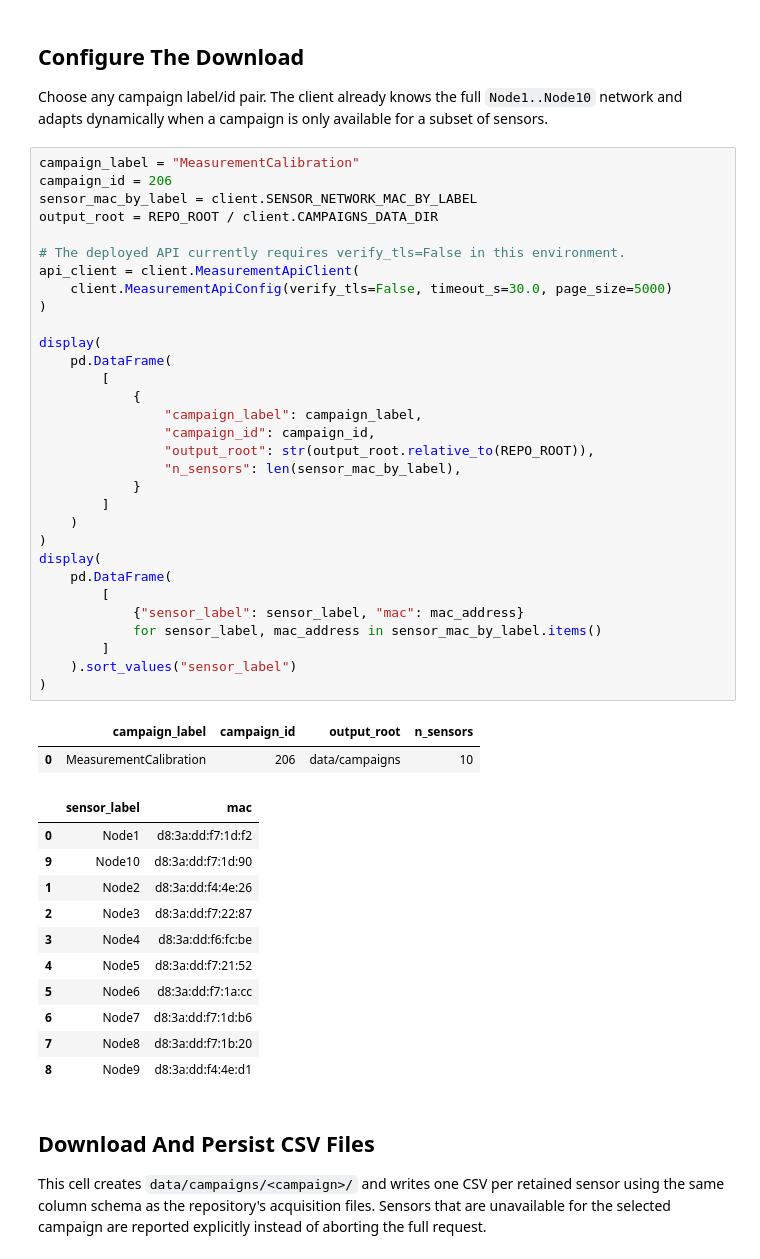
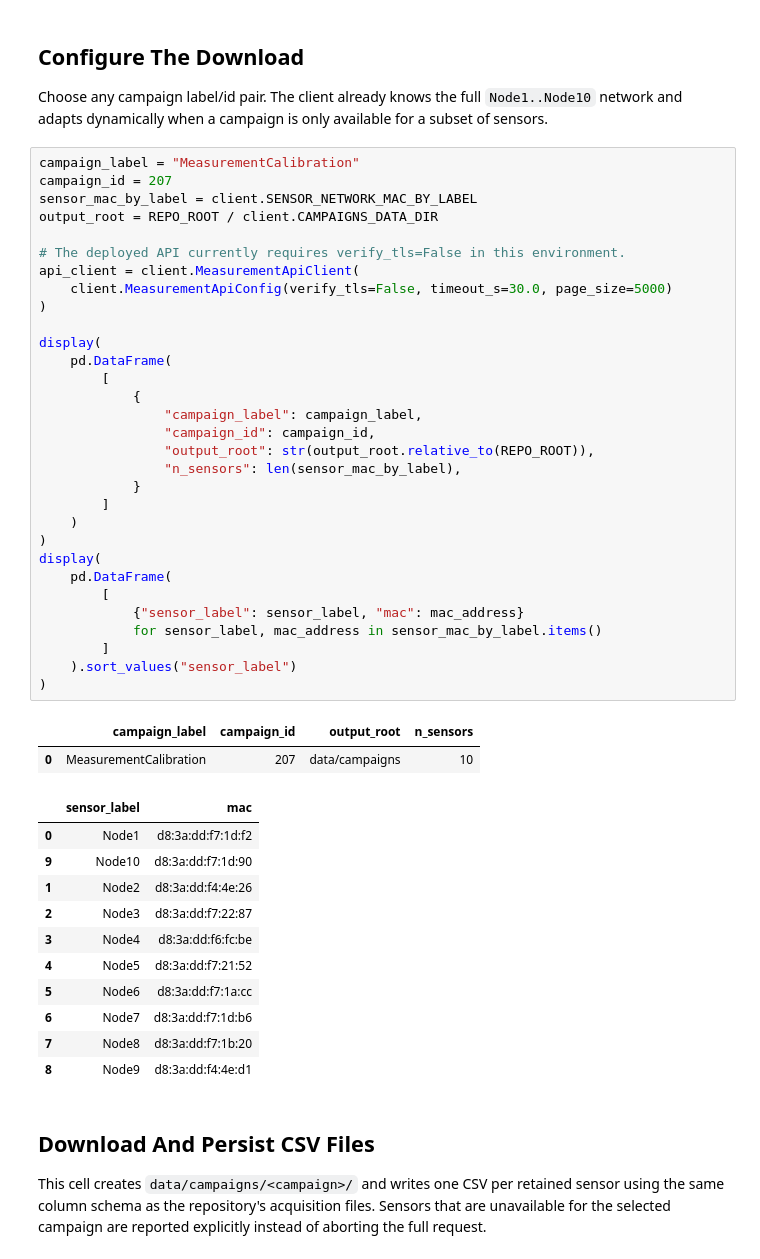
Before and after one commit to AlmondSund/MeasurementCalibration, a Jupyter notebook: notebooks/examples/client.ipynb, the cells around one changed output. Saved outputs shown, nothing was run; the diff lists cells and outputs as text.

Commit message:
calibration

```diff
--- a/notebooks/examples/client.ipynb
+++ b/notebooks/examples/client.ipynb
@@ -91,38 +91,38 @@ pd.options.display.max_colwidth = 120
 Choose any campaign label/id pair. The client already knows the full `Node1..Node10` network and adapts dynamically when a campaign is only available for a subset of sensors.
 # %%
 campaign_label = "MeasurementCalibration"
-campaign_id = 206
+campaign_id = 207
 sensor_mac_by_label = client.SENSOR_NETWORK_MAC_BY_LABEL
 output_root = REPO_ROOT / client.CAMPAIGNS_DATA_DIR
 
 # The deployed API currently requires verify_tls=False in this environment.
 api_client = client.MeasurementApiClient(
     client.MeasurementApiConfig(verify_tls=False, timeout_s=30.0, page_size=5000)
 )
 
 display(
     pd.DataFrame(
         [
             {
                 "campaign_label": campaign_label,
                 "campaign_id": campaign_id,
                 "output_root": str(output_root.relative_to(REPO_ROOT)),
                 "n_sensors": len(sensor_mac_by_label),
             }
         ]
     )
 )
 display(
     pd.DataFrame(
         [
             {"sensor_label": sensor_label, "mac": mac_address}
             for sensor_label, mac_address in sensor_mac_by_label.items()
         ]
     ).sort_values("sensor_label")
 )
 # %% [output]
 |  | campaign_label | campaign_id | output_root | n_sensors |
-| 0 | MeasurementCalibration | 206 | data/campaigns | 10 |
+| 0 | MeasurementCalibration | 207 | data/campaigns | 10 |
 |  | sensor_label | mac |
 | 0 | Node1 | d8:3a:dd:f7:1d:f2 |
 | 9 | Node10 | d8:3a:dd:f7:1d:90 |
```
Also changed, not shown: parts of 3 cells of this notebook, 5 other files.
